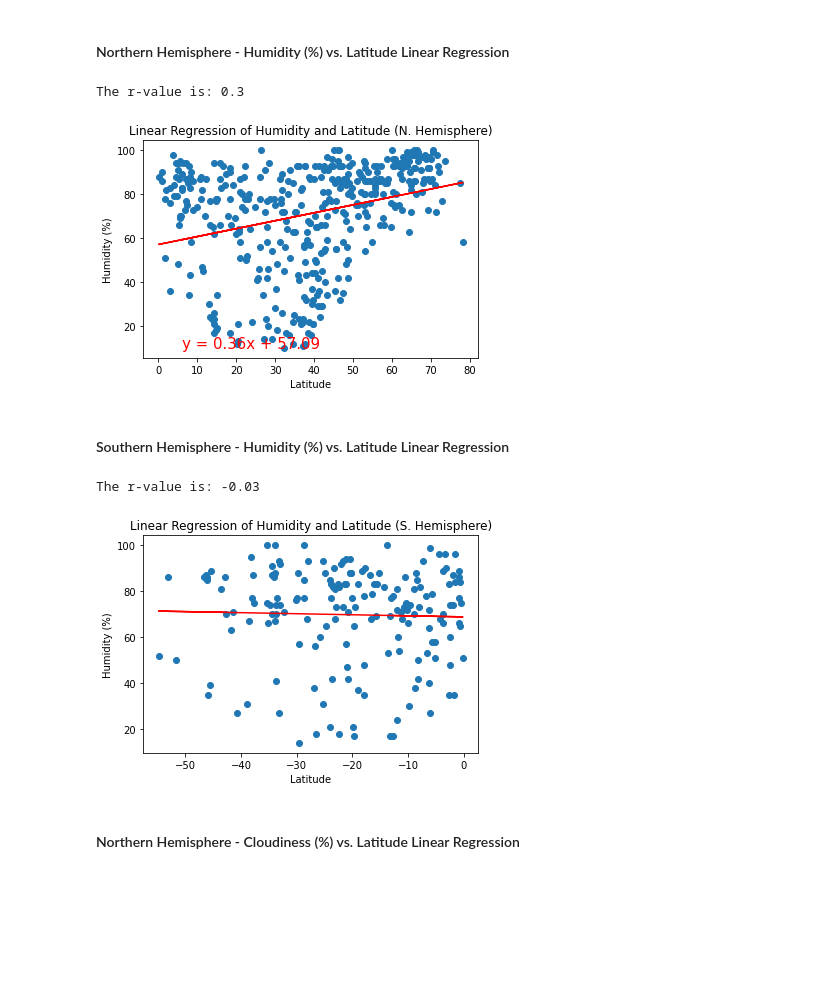
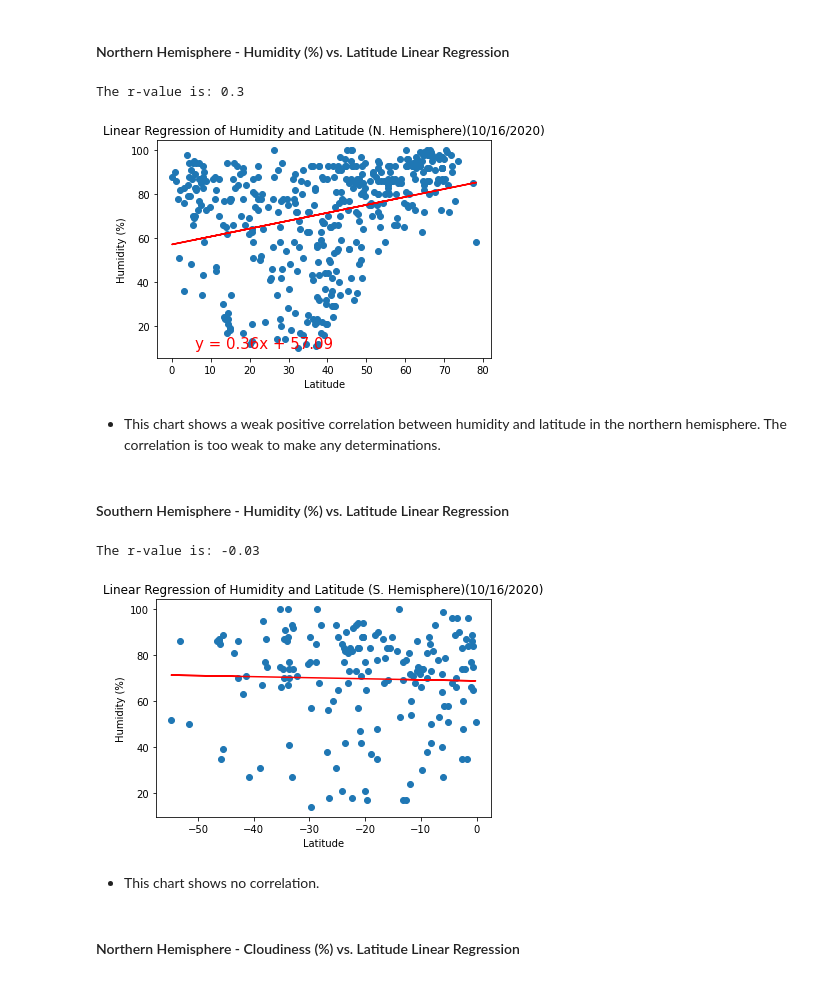
Before and after one commit to KKornegay/python-api-challenge, a Jupyter notebook: WeatherPy/WeatherPy.ipynb, the cells around one changed output. Saved outputs shown, nothing was run; the diff lists cells and outputs as text; code cells hidden in the pictures; blank space fills up the shorter version.

```diff
--- a/WeatherPy/WeatherPy.ipynb
+++ b/WeatherPy/WeatherPy.ipynb
@@ -353,33 +322,35 @@ The r-value is: 0.67
 # %%
 #define variables
 north_humid = north_hemi["Humidity"]
 
 #calculate and print pearson coefficient
 print(f"The r-value is: {round(st.pearsonr(north_humid, north_lat)[0],2)}")
 
 #set variables for linear regression
 x_values = north_lat
 y_values = north_humid
 (slope, intercept, rvalue, pvalue, stderr) = st.linregress(x_values, y_values)
 regress_values = x_values * slope + intercept
 line_eq = "y = " + str(round(slope,2)) + "x + " + str(round(intercept,2))
 
 #chart regression and add labels and title
 plt.scatter(x_values,y_values)
 plt.plot(x_values,regress_values,"r-")
 plt.annotate(line_eq,(6,10),fontsize=15,color="red")
 plt.xlabel('Latitude')
 plt.ylabel('Humidity (%)')
-plt.title("Linear Regression of Humidity and Latitude (N. Hemisphere)")
+plt.title(f"Linear Regression of Humidity and Latitude (N. Hemisphere){date}")
 
 #save chart as png
 plt.savefig("output_data/N_Hemi_Humidity_vs_Lat_regression.png")
 
 #display chart
 plt.show()
 # %% [output]
 The r-value is: 0.3
-[figure, old version]
+[figure, new version]
+# %% [markdown]
+* This chart shows a weak positive correlation between humidity and latitude in the northern hemisphere. The correlation is too weak to make any determinations.
 # %% [markdown]
 ####  Southern Hemisphere - Humidity (%) vs. Latitude Linear Regression
 # %%
@@ -402,7 +373,7 @@ plt.plot(x_values,regress_values,"r-")
 plt.annotate(line_eq,(6,10),fontsize=15,color="red")
 plt.xlabel('Latitude')
 plt.ylabel('Humidity (%)')
-plt.title("Linear Regression of Humidity and Latitude (S. Hemisphere)")
+plt.title(f"Linear Regression of Humidity and Latitude (S. Hemisphere){date}")
 
 #save chart as png
 plt.savefig("output_data/S_Hemi_Humidity_vs_Lat_regression.png")
@@ -411,7 +382,9 @@ plt.savefig("output_data/S_Hemi_Humidity_vs_Lat_regression.png")
 plt.show()
 # %% [output]
 The r-value is: -0.03
-[figure, old version]
+[figure, new version]
+# %% [markdown]
+* This chart shows no correlation.
 # %% [markdown]
 ####  Northern Hemisphere - Cloudiness (%) vs. Latitude Linear Regression
 # %%
```
Also changed, not shown: parts of 32 cells of this notebook, 8 other files.
